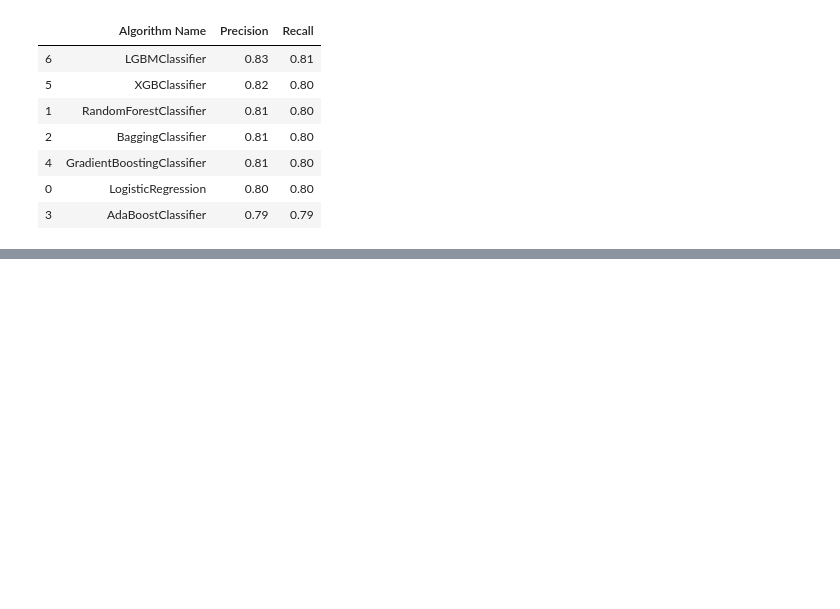
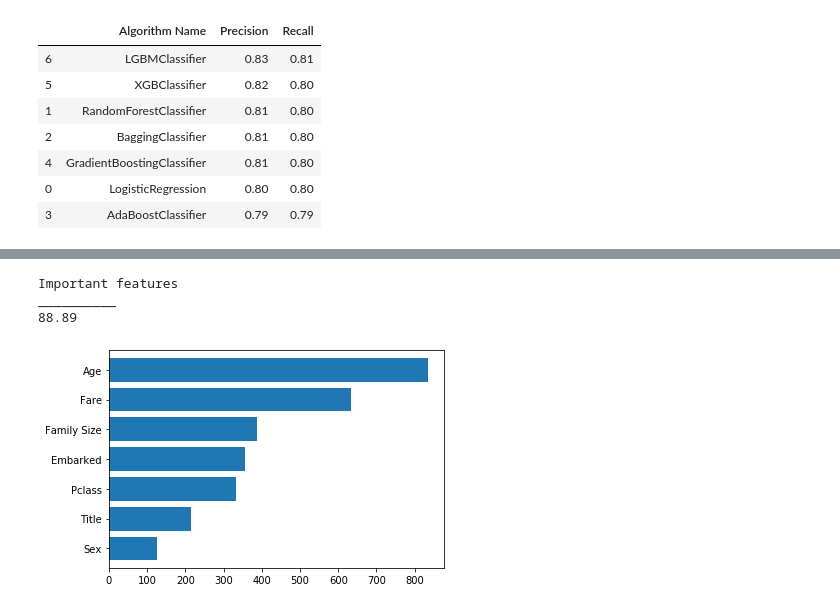
Before and after one commit to Sibin-Sibi/Titanic_ML, a Jupyter notebook: Titanic_training.ipynb, the cells around one changed output, grey strips where cells are left out. Drawn from its saved outputs; the diff is of its cells as text; code cells hidden in the pictures; blank space fills up the shorter version.

Commit message:
LGBM Model editing

```diff
--- a/Titanic_training.ipynb
+++ b/Titanic_training.ipynb
@@ -519,0 +514,21 @@ MLA_compare
+# %%
+# LGBM Classifier Parameters tunning
+from sklearn.model_selection import GridSearchCV
+model = LGBMClassifier()
+n_estim=range(100,1000,100)
+
+## Search grid for optimal parameters
+param_grid = {"n_estimators" :n_estim}
+
+
+model_rf = GridSearchCV(model,param_grid = param_grid, cv=5, scoring="accuracy", n_jobs= 4, verbose = 1)
+
+model_rf.fit(train_data,target)
+
+
+
+# Best score
+print(model_rf.best_score_)
+
+#best estimator
+model_rf.best_estimator_
@@ -520,7 +546,26 @@ MLA_compare
 # %%
-clf = LGBMClassifier()
-clf.fit(train_data, target)
-
 test_data = test.drop("PassengerId", axis=1).copy()
-prediction = clf.predict(test_data)
+# %%
+# Applying the estimator which we get from tuning of LGBM.
+
+LGBM = LGBMClassifier(boosting_type='gbdt', class_weight=None, colsample_bytree=1.0,
+               importance_type='split', learning_rate=0.1, max_depth=-1,
+               min_child_samples=20, min_child_weight=0.001, min_split_gain=0.0,
+               n_estimators=100, n_jobs=-1, num_leaves=31, objective=None,
+               random_state=None, reg_alpha=0.0, reg_lambda=0.0, silent=True,
+               subsample=1.0, subsample_for_bin=200000, subsample_freq=0)
+
+LGBM.fit(train_data,target)
+Y_pred_rf=LGBM.predict(test_data)
+acc_LGBM = round(LGBM.score(train_data,target) * 100, 2)
+
+print("Important features")
+pd.Series(LGBM.feature_importances_,train_data.columns).sort_values(ascending=True).plot.barh(width=0.8)
+print('__'*5)
+print(acc_LGBM)
+# %% [output]
+Important features
+__________
+88.89
+[figure, added]
 # %%
```
Also changed, not shown: parts of 26 cells of this notebook.
